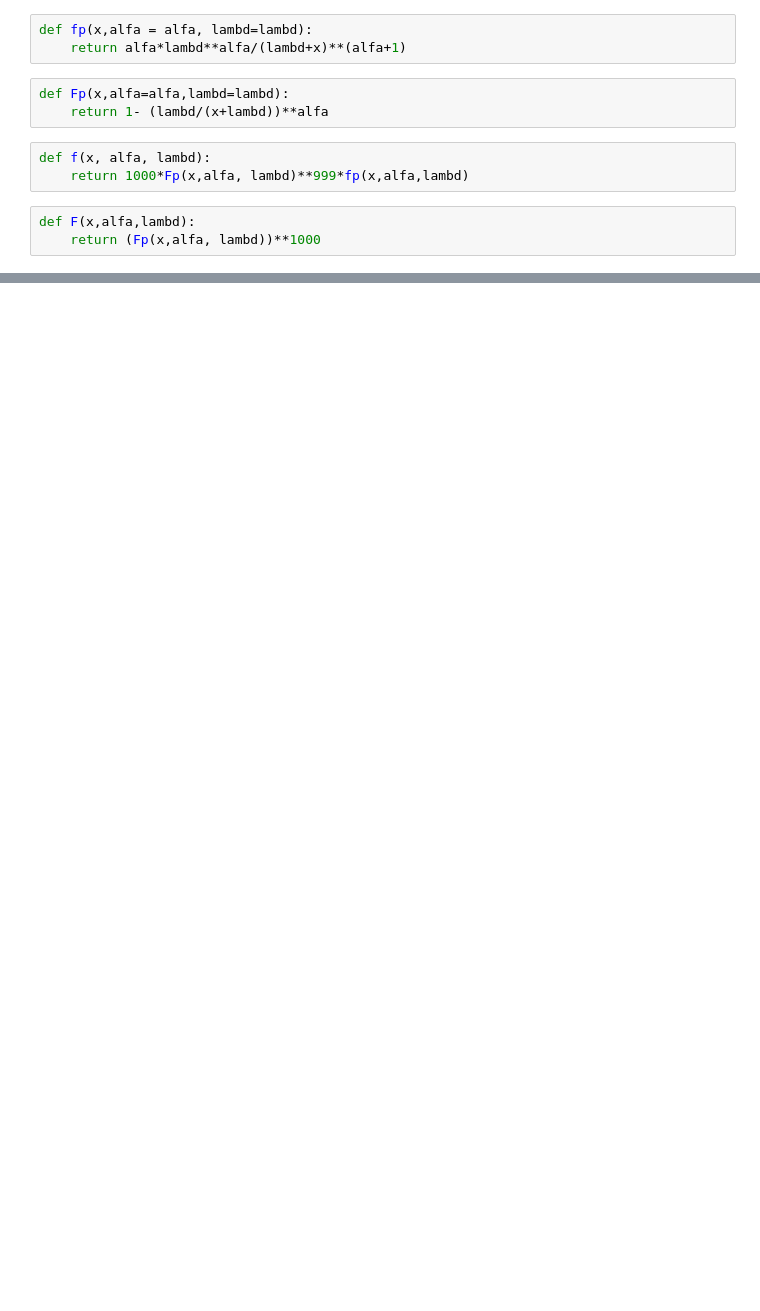
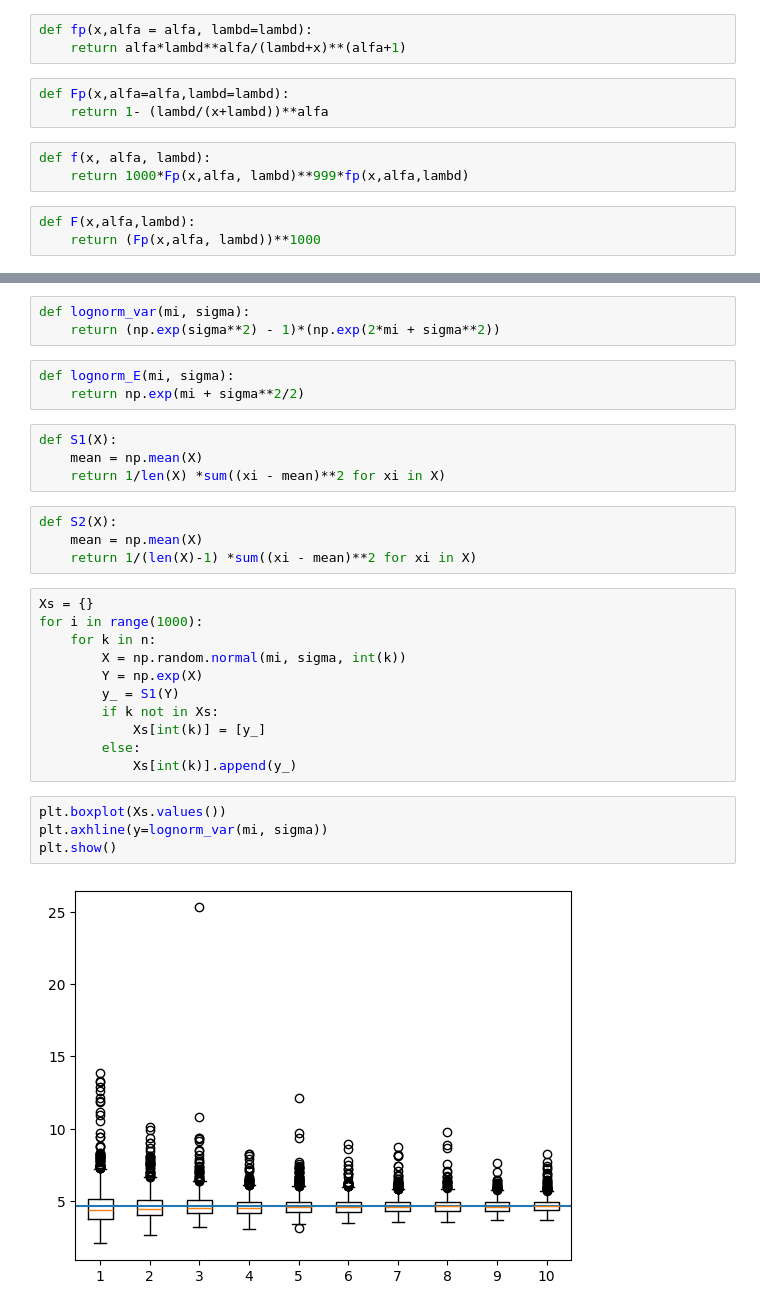
Before and after one commit to MariaNowacka/4-semestr, a Jupyter notebook: statystyka/lista4.ipynb, the cells around one changed output, grey strips where cells are left out. Drawn from its saved outputs; the diff is of its cells as text; blank space fills up the shorter version.

```diff
--- a/statystyka/lista4.ipynb
+++ b/statystyka/lista4.ipynb
@@ -193,0 +224,31 @@ plt.show()
+# %%
+def lognorm_var(mi, sigma):
+    return (np.exp(sigma**2) - 1)*(np.exp(2*mi + sigma**2))
+# %%
+def lognorm_E(mi, sigma):
+    return np.exp(mi + sigma**2/2)
+# %%
+def S1(X):
+    mean = np.mean(X)
+    return 1/len(X) *sum((xi - mean)**2 for xi in X)
+# %%
+def S2(X):
+    mean = np.mean(X)
+    return 1/(len(X)-1) *sum((xi - mean)**2 for xi in X)
+# %%
+Xs = {}
+for i in range(1000):
+    for k in n:
+        X = np.random.normal(mi, sigma, int(k))
+        Y = np.exp(X)
+        y_ = S1(Y)
+        if k not in Xs:
+            Xs[int(k)] = [y_]
+        else:
+            Xs[int(k)].append(y_)
+# %%
+plt.boxplot(Xs.values())
+plt.axhline(y=lognorm_var(mi, sigma))
+plt.show()
+# %% [output]
+[figure, added]
```
Also changed, not shown: parts of 13 cells of this notebook.
